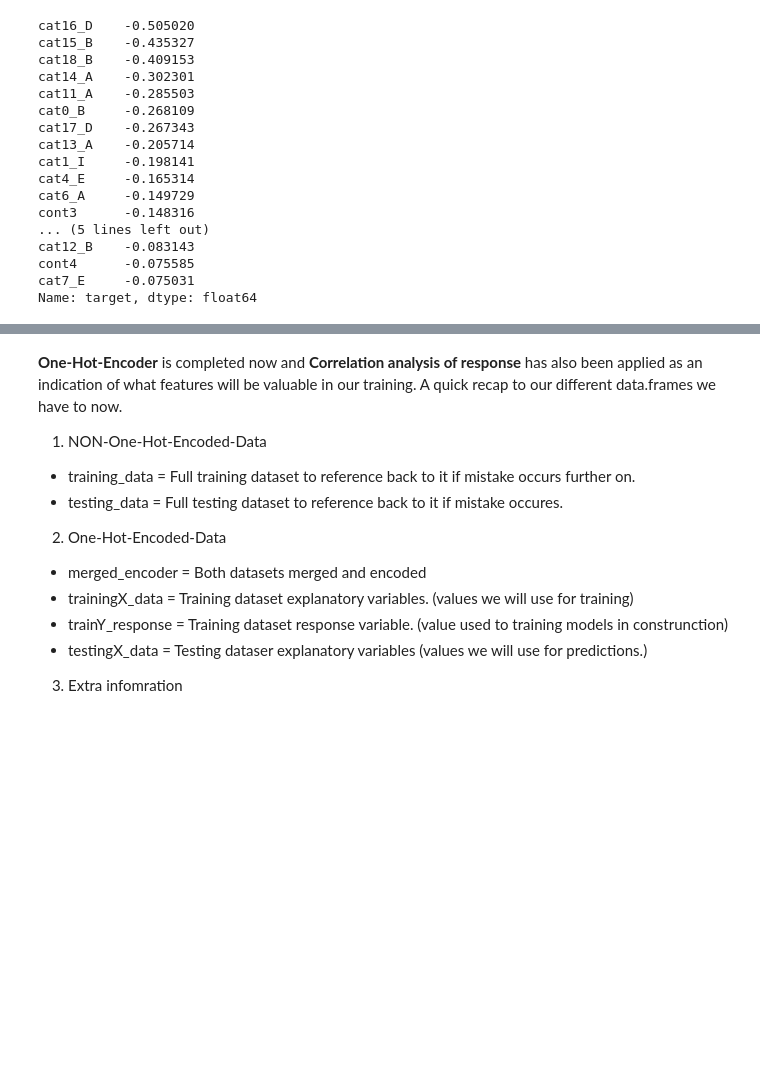
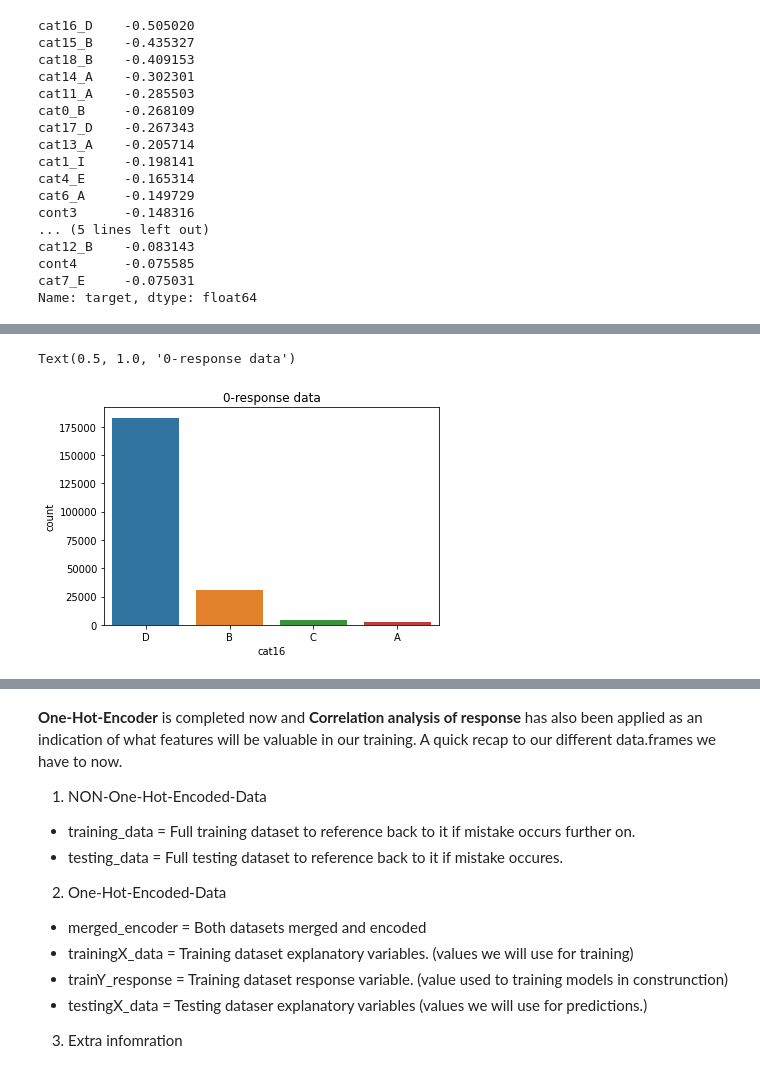
Before and after one commit to AMLoucas/ID5059-Project-2, a Jupyter notebook: Final-Markdown.ipynb, the cells around one changed output, grey strips where cells are left out. Cells and saved outputs as stored; diff of their text form; code cells hidden in the pictures; blank space fills up the shorter version.

```diff
--- a/Final-Markdown.ipynb
+++ b/Final-Markdown.ipynb
@@ -254,0 +300,5 @@ From the above results we can see some values close to 0, which indicates they d
+# %%
+sns.countplot(data =data_target_zero, x='cat16').set_title('0-response data')
+# %% [output]
+Text(0.5, 1.0, '0-response data')
+[figure, added]
```
Also changed, not shown: parts of 28 cells of this notebook.
